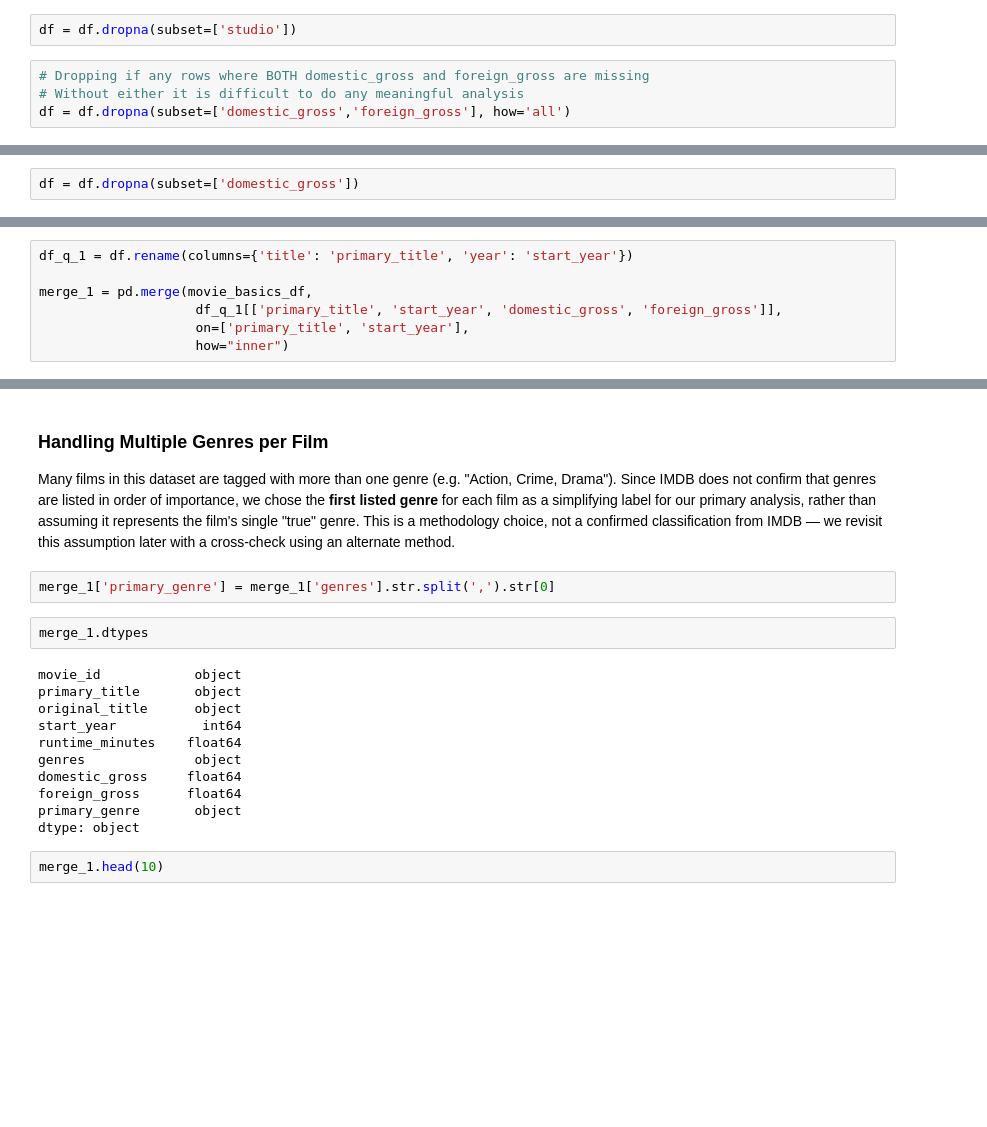
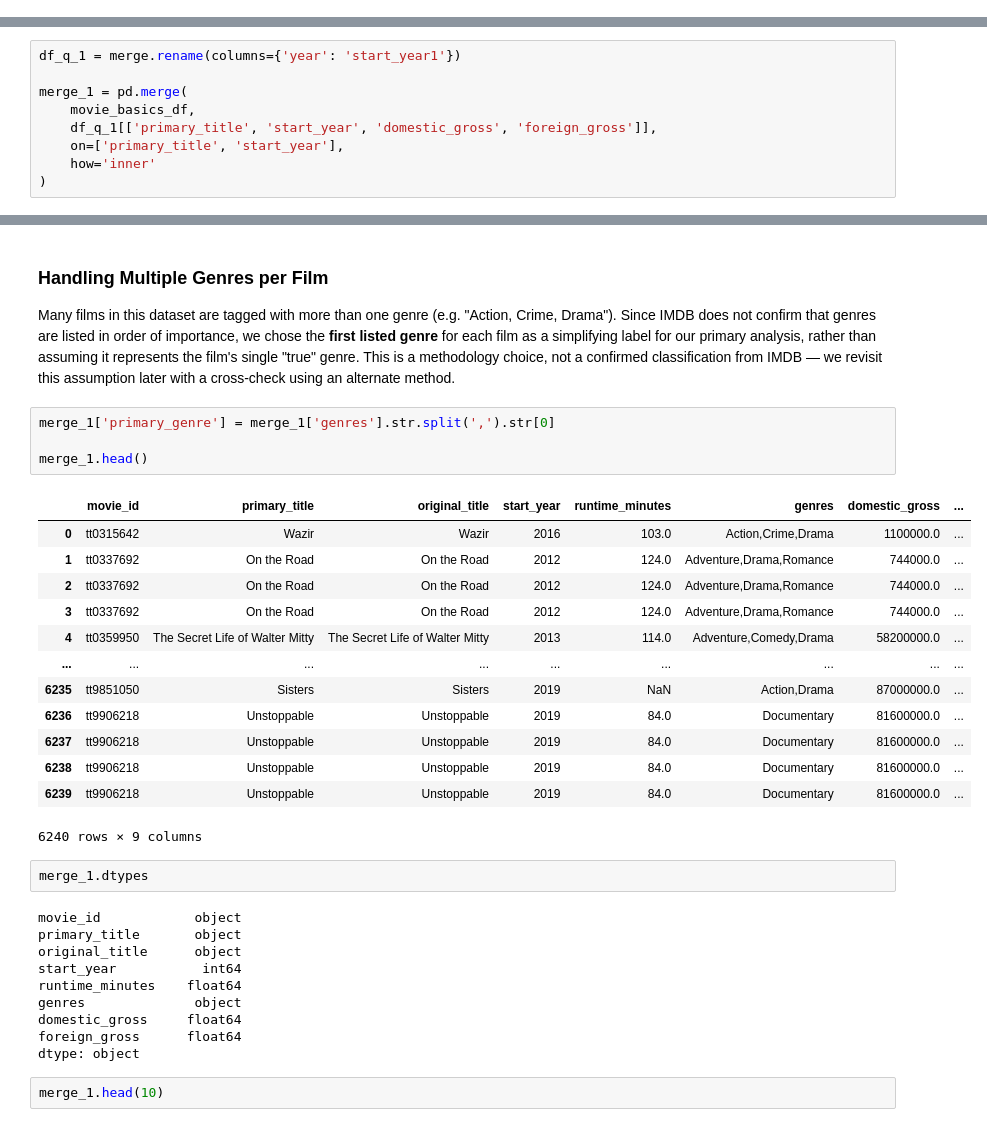
Before and after one commit to arlenestanley1/dsc-module-3-project-v3, a Jupyter notebook: student.ipynb, the cells around one changed output, grey strips where cells are left out. Saved outputs shown, nothing was run; the diff lists cells and outputs as text; blank space fills up the shorter version.

```diff
--- a/student.ipynb
+++ b/student.ipynb
@@ -661,6 +638,0 @@ As we saw in our above inspection the following cleaning tasks were to be comple
-# %%
-df = df.dropna(subset=['studio'])
-# %%
-# Dropping if any rows where BOTH domestic_gross and foreign_gross are missing
-# Without either it is difficult to do any meaningful analysis
-df = df.dropna(subset=['domestic_gross','foreign_gross'], how='all')
@@ -709,2 +638,0 @@ dtype: int64
-# %%
-df = df.dropna(subset=['domestic_gross'])
@@ -830,7 +707,9 @@ Note - ran into unexpected duplication and Nan values when merging. Next strateg
 # %%
-df_q_1 = df.rename(columns={'title': 'primary_title', 'year': 'start_year'})
+df_q_1 = merge.rename(columns={'year': 'start_year1'})
 
-merge_1 = pd.merge(movie_basics_df,
-                    df_q_1[['primary_title', 'start_year', 'domestic_gross', 'foreign_gross']],
-                    on=['primary_title', 'start_year'],
-                    how="inner")
+merge_1 = pd.merge(
+    movie_basics_df,
+    df_q_1[['primary_title', 'start_year', 'domestic_gross', 'foreign_gross']],
+    on=['primary_title', 'start_year'],
+    how='inner'
+)
@@ -906,6 +725,22 @@ classification from IMDB — we revisit this assumption later with a cross-check
 using an alternate method.
 # %%
 merge_1['primary_genre'] = merge_1['genres'].str.split(',').str[0]
+
+merge_1.head()
+# %% [output]
+|  | movie_id | primary_title | original_title | start_year | runtime_minutes | genres | domestic_gross | ... |
+| 0 | tt0315642 | Wazir | Wazir | 2016 | 103.0 | Action,Crime,Drama | 1100000.0 | ... |
+| 1 | tt0337692 | On the Road | On the Road | 2012 | 124.0 | Adventure,Drama,Romance | 744000.0 | ... |
+| 2 | tt0337692 | On the Road | On the Road | 2012 | 124.0 | Adventure,Drama,Romance | 744000.0 | ... |
+| 3 | tt0337692 | On the Road | On the Road | 2012 | 124.0 | Adventure,Drama,Romance | 744000.0 | ... |
+| 4 | tt0359950 | The Secret Life of Walter Mitty | The Secret Life of Walter Mitty | 2013 | 114.0 | Adventure,Comedy,Drama | 58200000.0 | ... |
+| ... | ... | ... | ... | ... | ... | ... | ... | ... |
+| 6235 | tt9851050 | Sisters | Sisters | 2019 | NaN | Action,Drama | 87000000.0 | ... |
+| 6236 | tt9906218 | Unstoppable | Unstoppable | 2019 | 84.0 | Documentary | 81600000.0 | ... |
+| 6237 | tt9906218 | Unstoppable | Unstoppable | 2019 | 84.0 | Documentary | 81600000.0 | ... |
+| 6238 | tt9906218 | Unstoppable | Unstoppable | 2019 | 84.0 | Documentary | 81600000.0 | ... |
+| 6239 | tt9906218 | Unstoppable | Unstoppable | 2019 | 84.0 | Documentary | 81600000.0 | ... |
+6240 rows × 9 columns
 # %%
 merge_1.dtypes
 # %% [output]
@@ -917,7 +752,6 @@ runtime_minutes    float64
 genres              object
 domestic_gross     float64
 foreign_gross      float64
-primary_genre       object
 dtype: object
 # %%
 merge_1.head(10)
```
Also changed, not shown: parts of 34 cells of this notebook.
